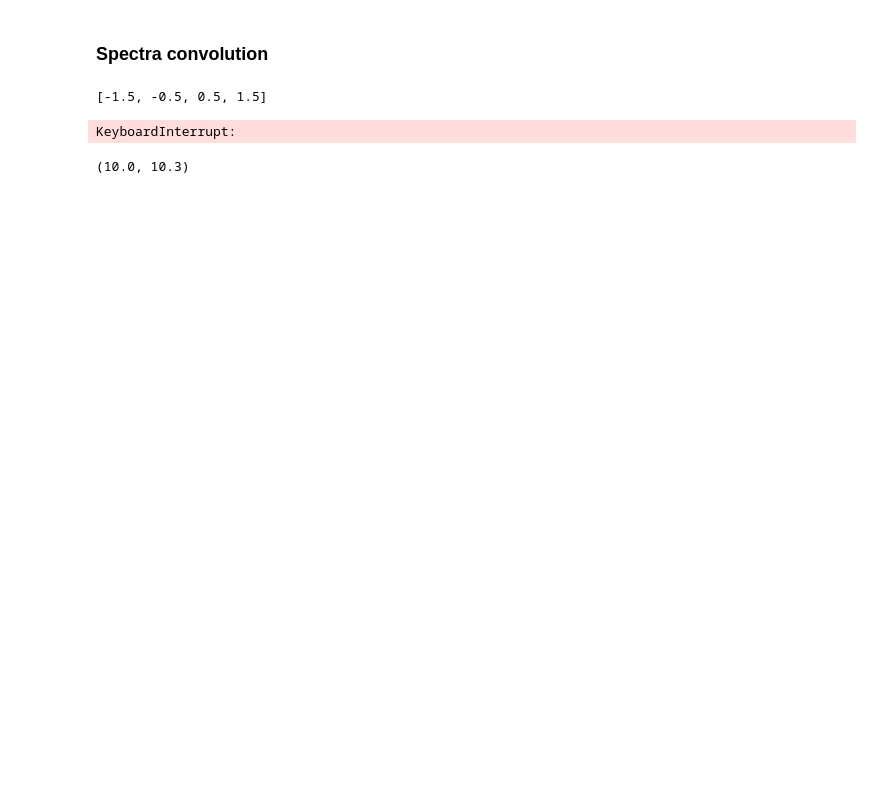
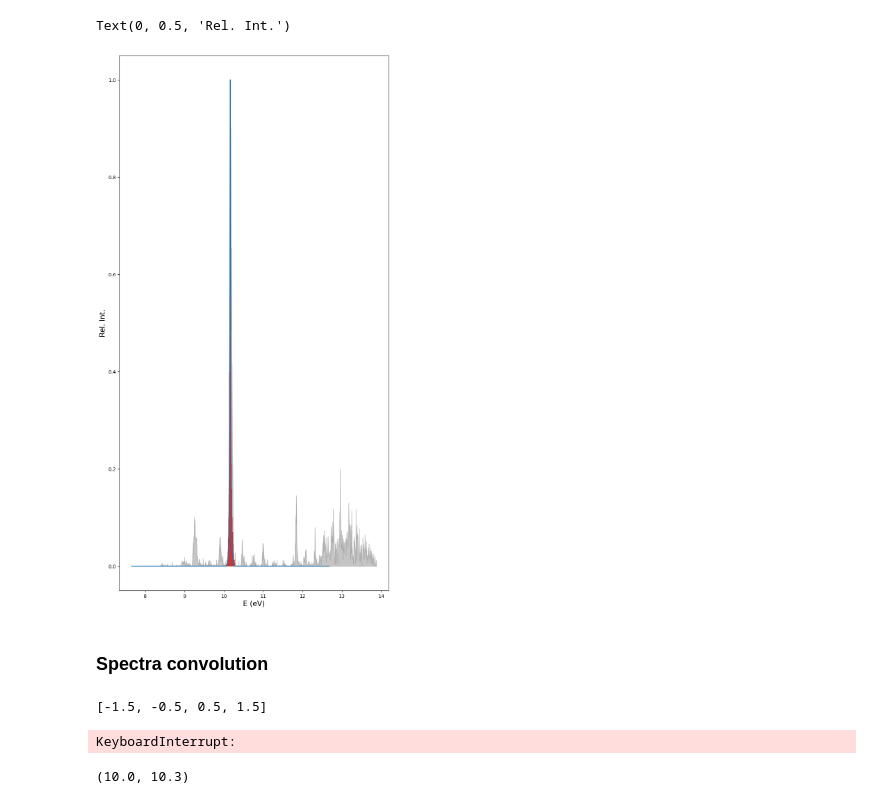
Before and after one commit to Jorgealfue10/Data_Analysis_Sharc, a Jupyter notebook: DUOInts_v2.ipynb, the cells around one changed output. Drawn from its saved outputs; the diff is of its cells as text; code cells hidden in the pictures; blank space fills up the shorter version.

```diff
--- a/DUOInts_v2.ipynb
+++ b/DUOInts_v2.ipynb
@@ -600,3 +746,49 @@ NameError: name 'relInt2' is not defined
+# %%
+fig2,ax2 = plt.subplots(figsize=(10,20),sharex=True,sharey=True)
+# eval2 = evals_temp2[p,o] ; relInt002 = relInt00_temp2[p,o]
+maxval = np.max(exp_esp[:,2])
+ax2.fill_between(exp_esp[:,0],0,exp_esp[:,2]/maxval,color="gray",alpha=0.45)
+maxval = np.max(relInt00)
+# maxval2 = np.max(relInt002[:,:,:,:,:,:])
+# maxval = max(maxval,maxval2)
+ax2.vlines(evals00*27.2114,0,relInt00/maxval,zorder=-10,color="red")
+
+energies = (evals00*27.2114).flatten()
+intensities = relInt00.flatten()
+
+emin = energies.min() - 0.05
+emax = energies.max() + 0.05
+dE = 0.001
+
+E_grid = np.arange(emin, emax, dE)
+spectrum = np.zeros_like(E_grid)
+
+for E_k, I_k in zip(energies, intensities):
+    idx = np.abs(E_grid - E_k) <= dE
+    spectrum[idx] += I_k
+
+bins = np.append(E_grid, E_grid[-1] + dE)
+
+spectrum, _ = np.histogram(
+    energies,
+    bins=bins,
+    weights=intensities
+)
+sigma_eV=0.005
+sigma_bins = sigma_eV/dE
+kernel = Gaussian1DKernel(sigma_bins)
+spectrum_conv = convolve(spectrum, kernel, normalize_kernel=True, boundary='extend')
+
+spectrum_conv /= np.max(spectrum_conv)
+ax2.plot(E_grid,spectrum_conv)
+
+# ax2.set_title("Tvib = "+str(Tvib)+" K ; Trot = "+str(Trot)+" K",fontsize=10)
+# ax2.set_xlim(10,10.3)
+ax2.set_xlabel("E (eV)",fontsize=15)
+ax2.set_ylabel("Rel. Int.",fontsize=15)
+# %% [output]
+Text(0, 0.5, 'Rel. Int.')
+[figure, added]
 # %% [markdown]
 ### Spectra convolution
 # %%
```
Also changed, not shown: parts of 7 cells of this notebook, 3 other files.
